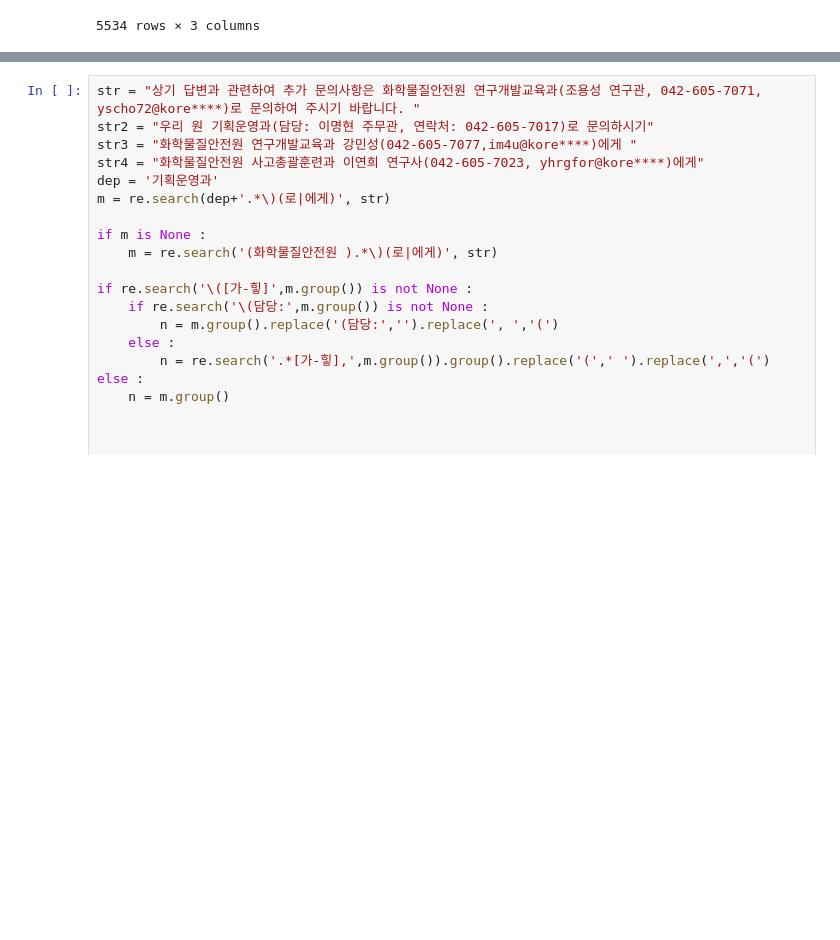
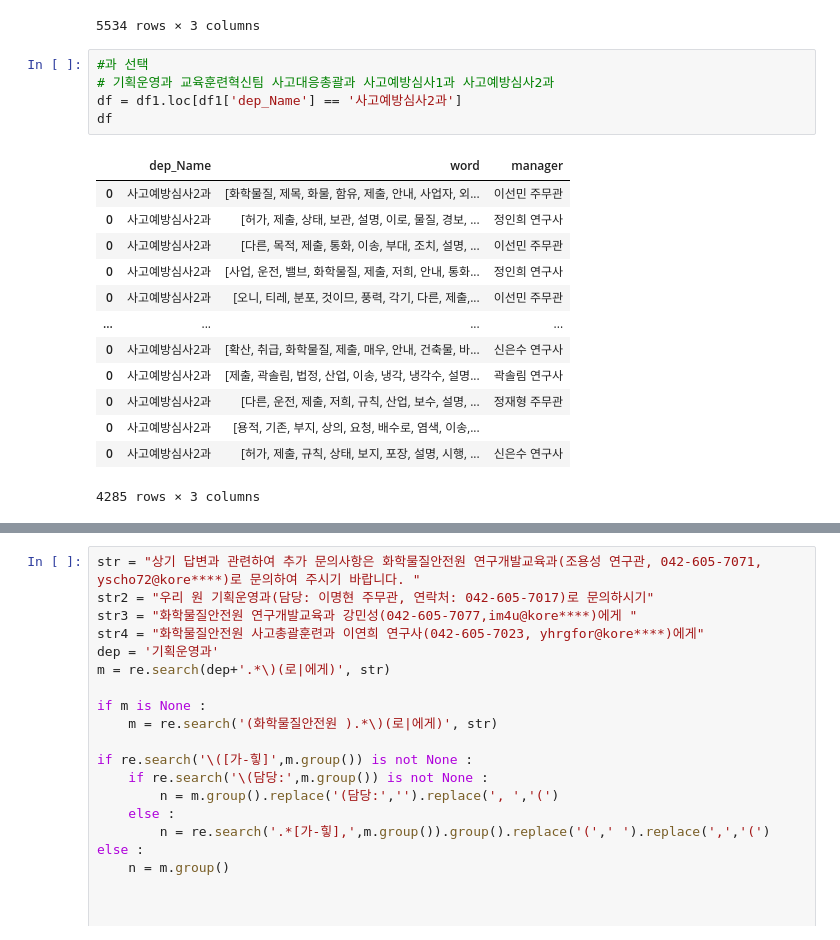
Before and after one commit to rlawns0327/Natural_Language_Analysis_KOR, a Jupyter notebook: 수산화나트륨 관련 내용 분석.ipynb, the cells around one changed output, grey strips where cells are left out. Drawn from its saved outputs; the diff is of its cells as text; blank space fills up the shorter version.

```diff
--- a/수산화나트륨 관련 내용 분석.ipynb
+++ b/수산화나트륨 관련 내용 분석.ipynb
@@ -140,3 +140,22 @@ df1
 | 0 | 사고예방심사2과 | [용적, 기존, 부지, 상의, 요청, 배수로, 염색, 이송,... |  |
 | 0 | 사고예방심사2과 | [허가, 제출, 규칙, 상태, 보지, 포장, 설명, 시행, ... | 신은수 연구사 |
 5534 rows × 3 columns
+# %%
+#과 선택
+# 기획운영과 교육훈련혁신팀 사고대응총괄과 사고예방심사1과 사고예방심사2과
+df = df1.loc[df1['dep_Name'] == '사고예방심사2과']
+df
+# %% [output]
+|  | dep_Name | word | manager |
+| 0 | 사고예방심사2과 | [화학물질, 제목, 화물, 함유, 제출, 안내, 사업자, 외... | 이선민 주무관 |
+| 0 | 사고예방심사2과 | [허가, 제출, 상태, 보관, 설명, 이로, 물질, 경보, ... | 정인희 연구사 |
+| 0 | 사고예방심사2과 | [다른, 목적, 제출, 통화, 이송, 부대, 조치, 설명, ... | 이선민 주무관 |
+| 0 | 사고예방심사2과 | [사업, 운전, 밸브, 화학물질, 제출, 저희, 안내, 통화... | 정인희 연구사 |
+| 0 | 사고예방심사2과 | [오니, 티레, 분포, 것이므, 풍력, 각기, 다른, 제출,... | 이선민 주무관 |
+| ... | ... | ... | ... |
+| 0 | 사고예방심사2과 | [확산, 취급, 화학물질, 제출, 매우, 안내, 건축물, 바... | 신은수 연구사 |
+| 0 | 사고예방심사2과 | [제출, 곽솔림, 법정, 산업, 이송, 냉각, 냉각수, 설명... | 곽솔림 연구사 |
+| 0 | 사고예방심사2과 | [다른, 운전, 제출, 저희, 규칙, 산업, 보수, 설명, ... | 정재형 주무관 |
+| 0 | 사고예방심사2과 | [용적, 기존, 부지, 상의, 요청, 배수로, 염색, 이송,... |  |
+| 0 | 사고예방심사2과 | [허가, 제출, 규칙, 상태, 보지, 포장, 설명, 시행, ... | 신은수 연구사 |
+4285 rows × 3 columns
```
Also changed, not shown: parts of 4 cells of this notebook, 1 other file.
